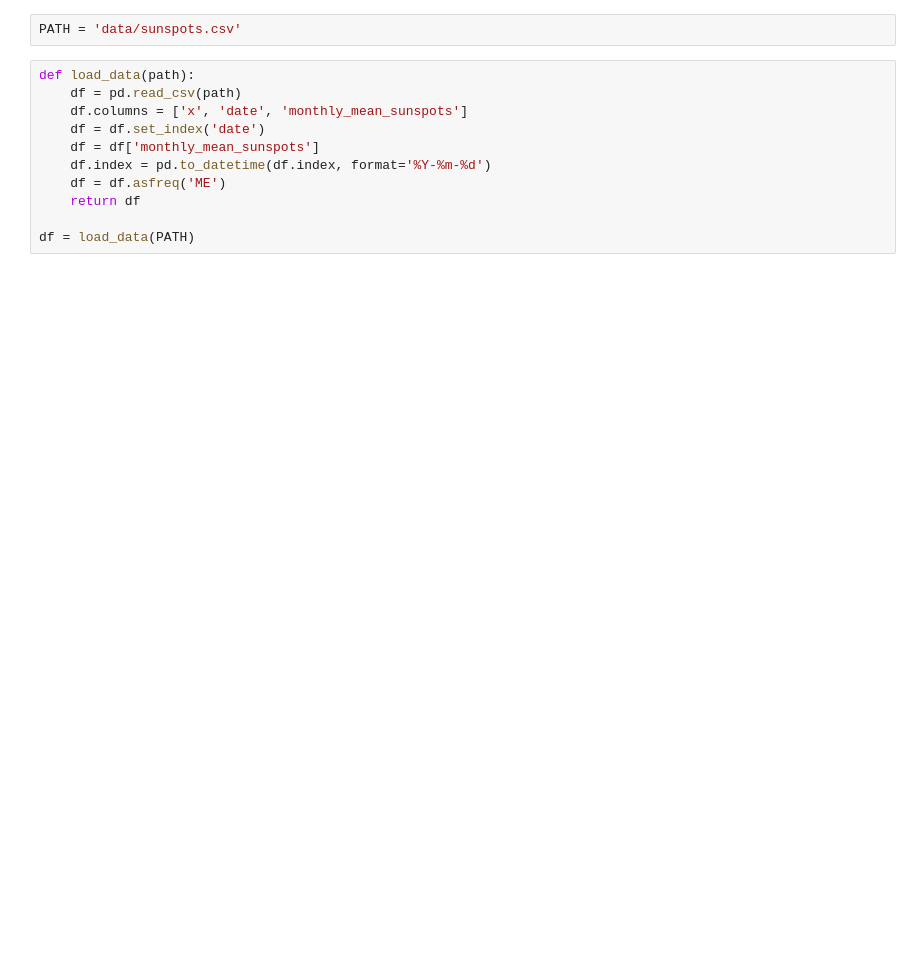
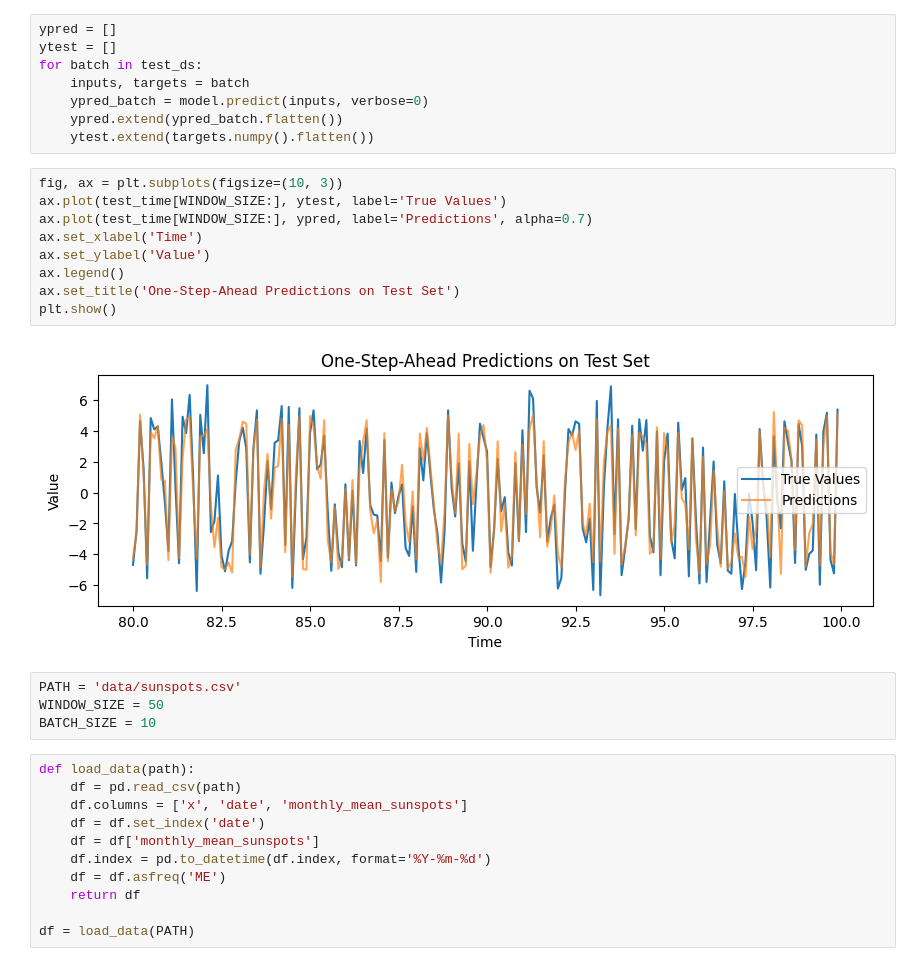
Before and after one commit to robetatis/study_notes_ml, a Jupyter notebook: sunspots.ipynb, the cells around one changed output. Saved outputs shown, nothing was run; the diff lists cells and outputs as text; blank space fills up the shorter version.

```diff
--- a/sunspots.ipynb
+++ b/sunspots.ipynb
@@ -6,5 +125,26 @@ import matplotlib.pyplot as plt
+# %%
+ypred = []
+ytest = []
+for batch in test_ds:
+    inputs, targets = batch
+    ypred_batch = model.predict(inputs, verbose=0)
+    ypred.extend(ypred_batch.flatten())
+    ytest.extend(targets.numpy().flatten())
+# %%
+fig, ax = plt.subplots(figsize=(10, 3))
+ax.plot(test_time[WINDOW_SIZE:], ytest, label='True Values')
+ax.plot(test_time[WINDOW_SIZE:], ypred, label='Predictions', alpha=0.7)
+ax.set_xlabel('Time')
+ax.set_ylabel('Value')
+ax.legend()
+ax.set_title('One-Step-Ahead Predictions on Test Set')
+plt.show()
+# %% [output]
+[figure, added]
 # %%
 PATH = 'data/sunspots.csv'
+WINDOW_SIZE = 50
+BATCH_SIZE = 10
 # %%
 def load_data(path):
     df = pd.read_csv(path)
```
Also changed, not shown: parts of 16 cells of this notebook, 1 other file.
